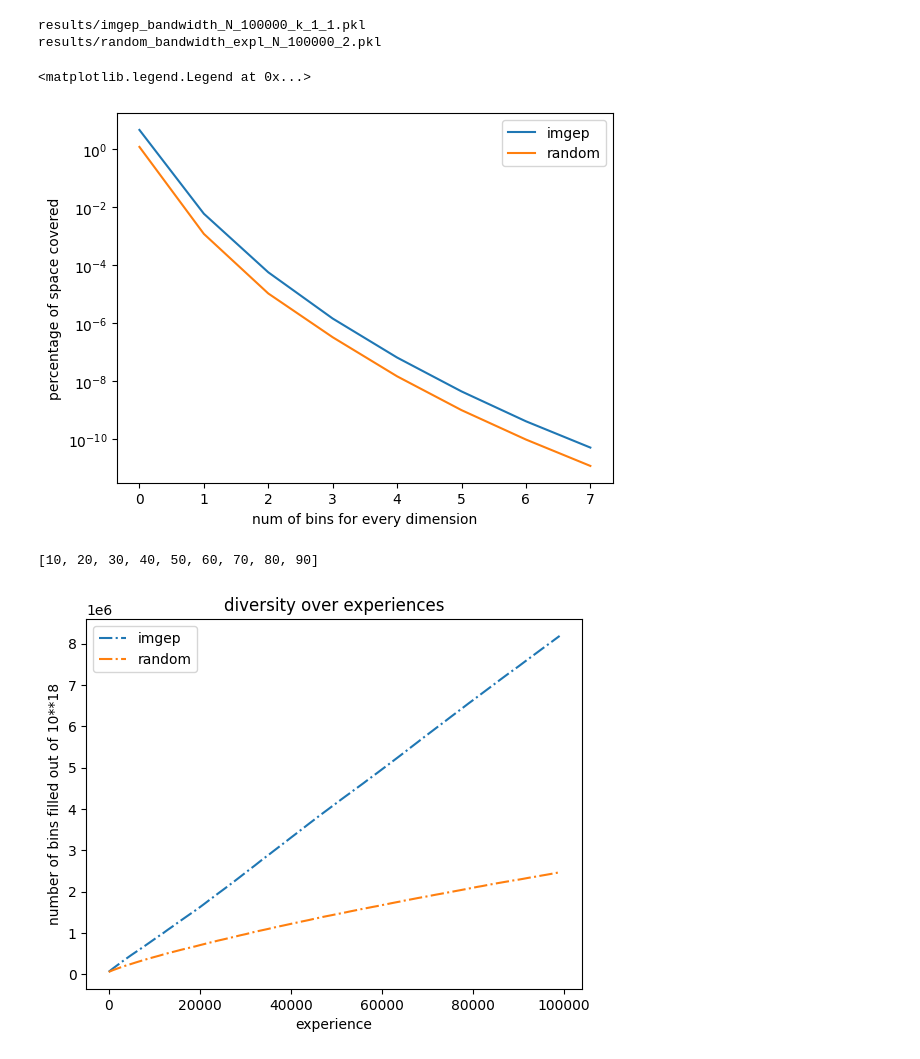
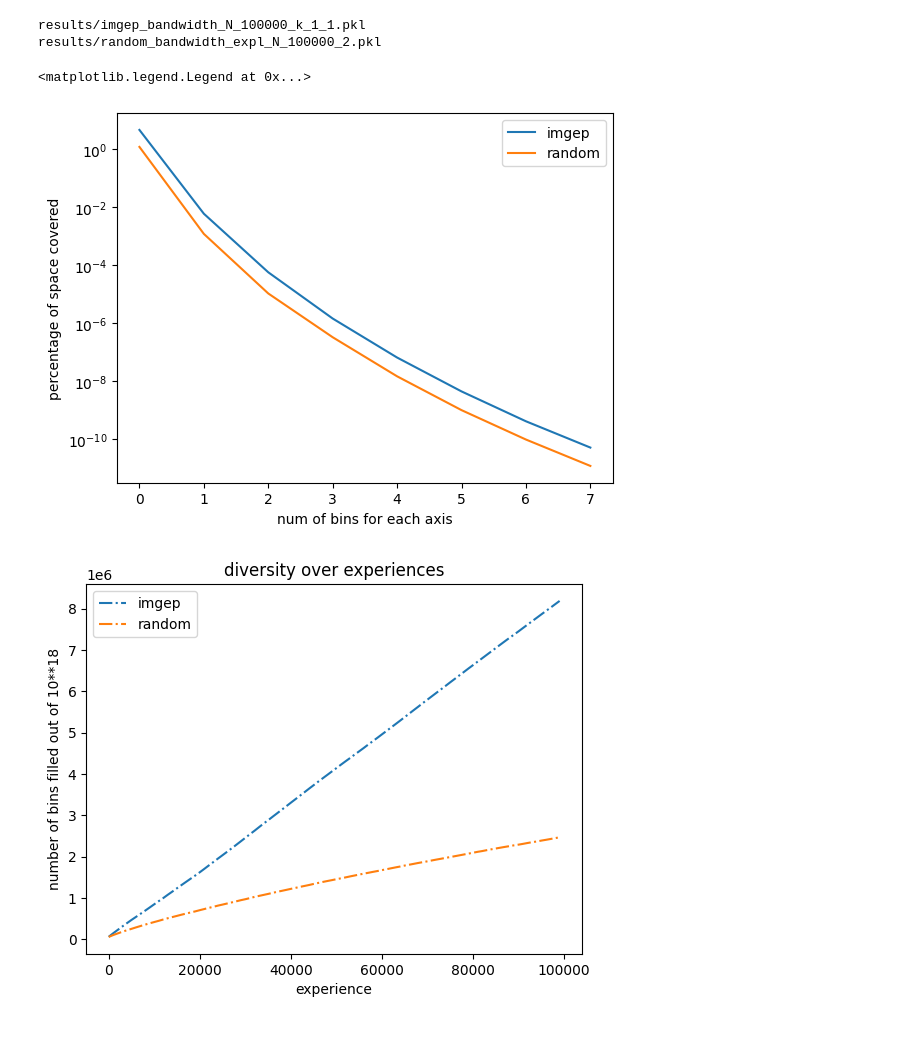
Before and after one commit to Ludoviccccc/Aixia_nouvelle_approche, a Jupyter notebook: Analyse_imgep.ipynb, the cells around one changed output. Saved outputs shown, nothing was run; the diff lists cells and outputs as text; code cells hidden in the pictures.

```diff
--- a/Analyse_imgep.ipynb
+++ b/Analyse_imgep.ipynb
@@ -35,16 +35,12 @@ diversity_random_list = [100*Diversity(min_tab = min_tab,max_tab = max_tab,num_b
 # %%
 plt.semilogy(diversity_imgep_list,label='imgep')
 plt.semilogy(diversity_random_list,label='random')
 plt.ylabel('percentage of space covered')
-plt.xlabel('num of bins for every dimension')
+plt.xlabel('num of bins for each axis')
 plt.legend()
 # %% [output]
 <matplotlib.legend.Legend at 0x...>
-[figure, old version]
+[figure, new version]
-# %%
-list(range(10,100,10))
-# %% [output]
-[10, 20, 30, 40, 50, 60, 70, 80, 90]
 # %%
 step = 1000
 diversity_imgep_list = [100* Diversity(min_tab = min_tab,max_tab = max_tab,num_bins = 10)(content_imgep_tab[:step]) for step in range(step,N+1,step)]
```
Also changed, not shown: parts of 36 cells of this notebook.
